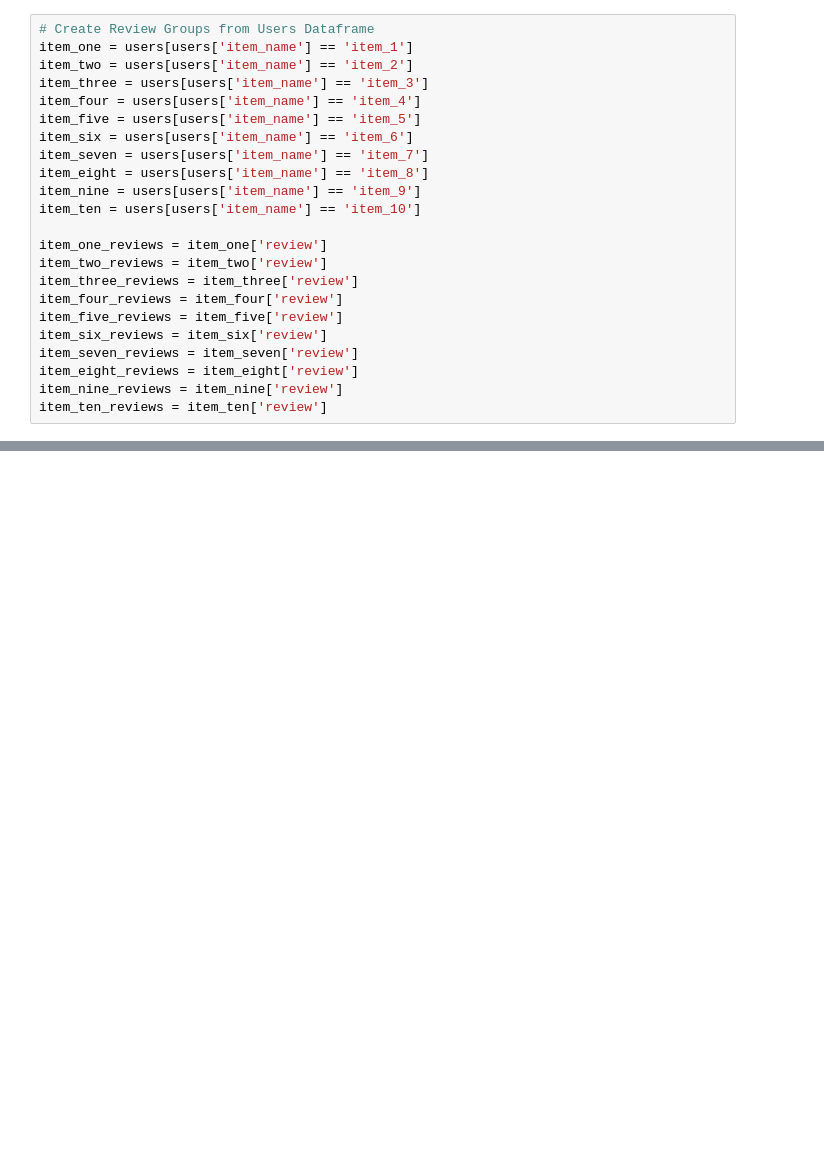
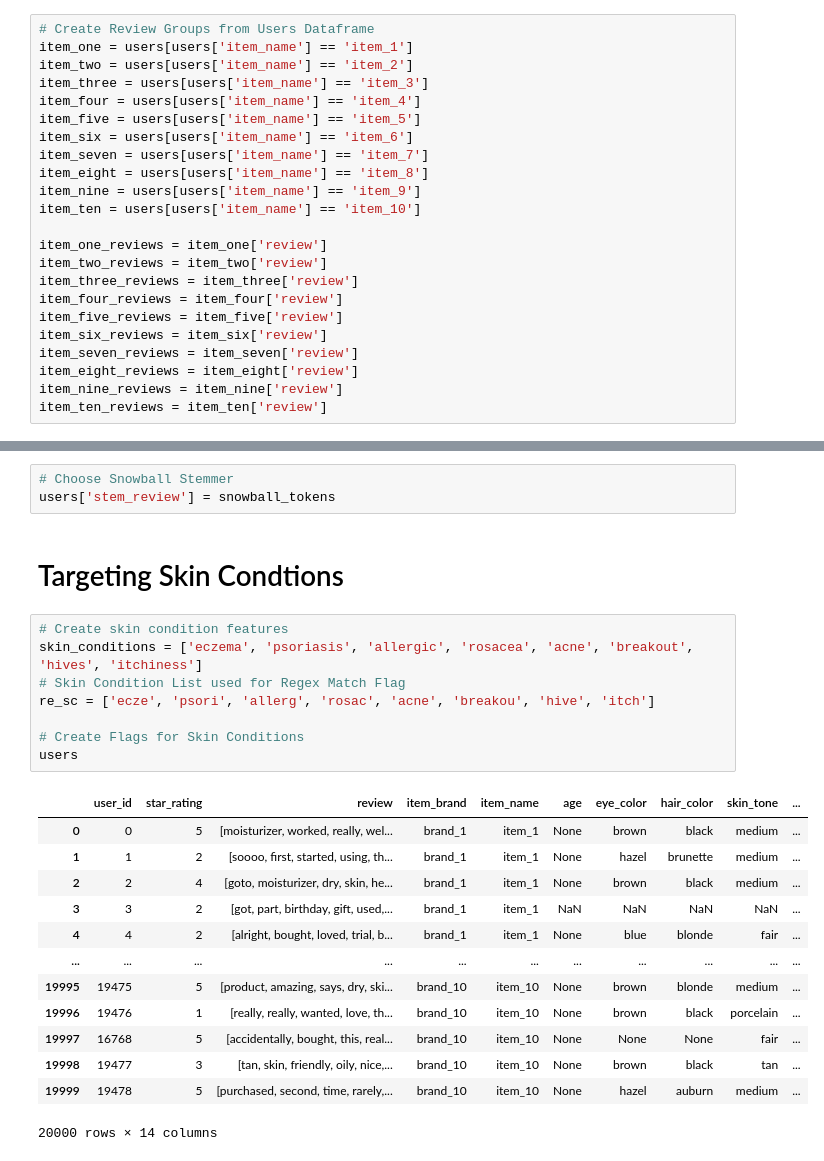
Before and after one commit to boogiedev/Skincare-Recommender, a Jupyter notebook: exploration_nlp.ipynb, the cells around one changed output, grey strips where cells are left out. Saved outputs shown, nothing was run; the diff lists cells and outputs as text; blank space fills up the shorter version.

Commit message:
user meta visualization

```diff
--- a/exploration.ipynb
+++ b/exploration_nlp.ipynb
@@ -274,0 +256,27 @@ users[users['review'].apply(lambda x: has_condition(x, skin_conditions[3]))]
+# %%
+# Choose Snowball Stemmer
+users['stem_review'] = snowball_tokens
+# %% [markdown]
+# Targeting Skin Condtions
+# %%
+# Create skin condition features
+skin_conditions = ['eczema', 'psoriasis', 'allergic', 'rosacea', 'acne', 'breakout', 'hives', 'itchiness']
+# Skin Condition List used for Regex Match Flag
+re_sc = ['ecze', 'psori', 'allerg', 'rosac', 'acne', 'breakou', 'hive', 'itch']
+
+# Create Flags for Skin Conditions
+users
+# %% [output]
+|  | user_id | star_rating | review | item_brand | item_name | age | eye_color | hair_color | skin_tone | ... |
+| 0 | 0 | 5 | [moisturizer, worked, really, wel... | brand_1 | item_1 | None | brown | black | medium | ... |
+| 1 | 1 | 2 | [soooo, first, started, using, th... | brand_1 | item_1 | None | hazel | brunette | medium | ... |
+| 2 | 2 | 4 | [goto, moisturizer, dry, skin, he... | brand_1 | item_1 | None | brown | black | medium | ... |
+| 3 | 3 | 2 | [got, part, birthday, gift, used,... | brand_1 | item_1 | NaN | NaN | NaN | NaN | ... |
+| 4 | 4 | 2 | [alright, bought, loved, trial, b... | brand_1 | item_1 | None | blue | blonde | fair | ... |
+| ... | ... | ... | ... | ... | ... | ... | ... | ... | ... | ... |
+| 19995 | 19475 | 5 | [product, amazing, says, dry, ski... | brand_10 | item_10 | None | brown | blonde | medium | ... |
+| 19996 | 19476 | 1 | [really, really, wanted, love, th... | brand_10 | item_10 | None | brown | black | porcelain | ... |
+| 19997 | 16768 | 5 | [accidentally, bought, this, real... | brand_10 | item_10 | None | None | None | fair | ... |
+| 19998 | 19477 | 3 | [tan, skin, friendly, oily, nice,... | brand_10 | item_10 | None | brown | black | tan | ... |
+| 19999 | 19478 | 5 | [purchased, second, time, rarely,... | brand_10 | item_10 | None | hazel | auburn | medium | ... |
+20000 rows × 14 columns
```
Also changed, not shown: parts of 7 cells of this notebook, 2 other files.
